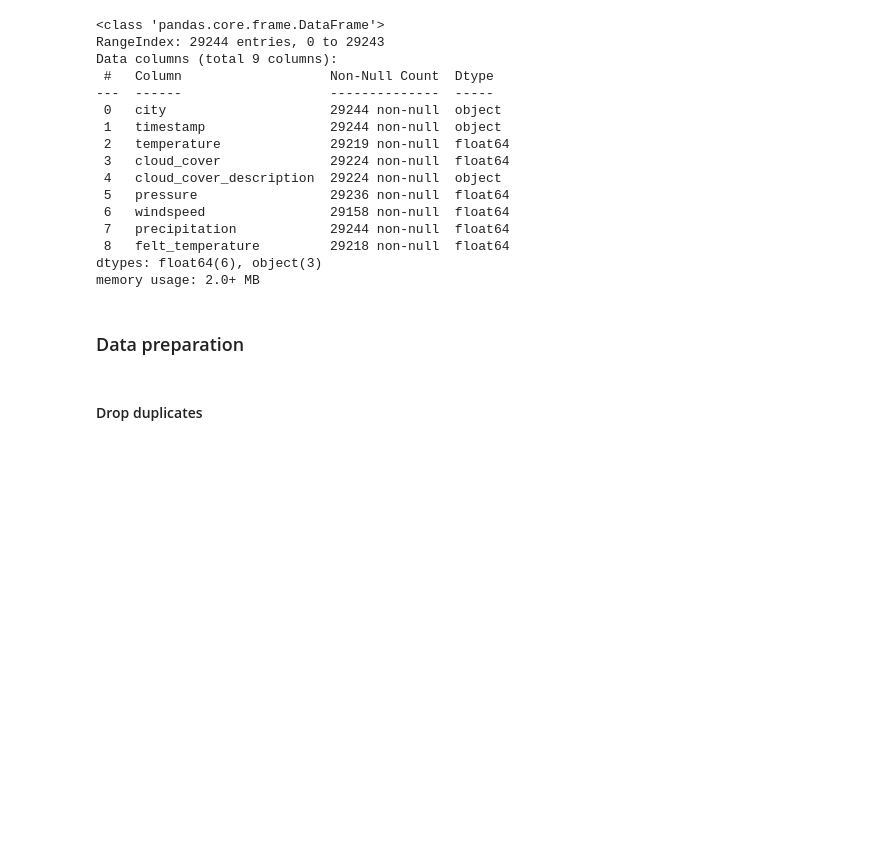
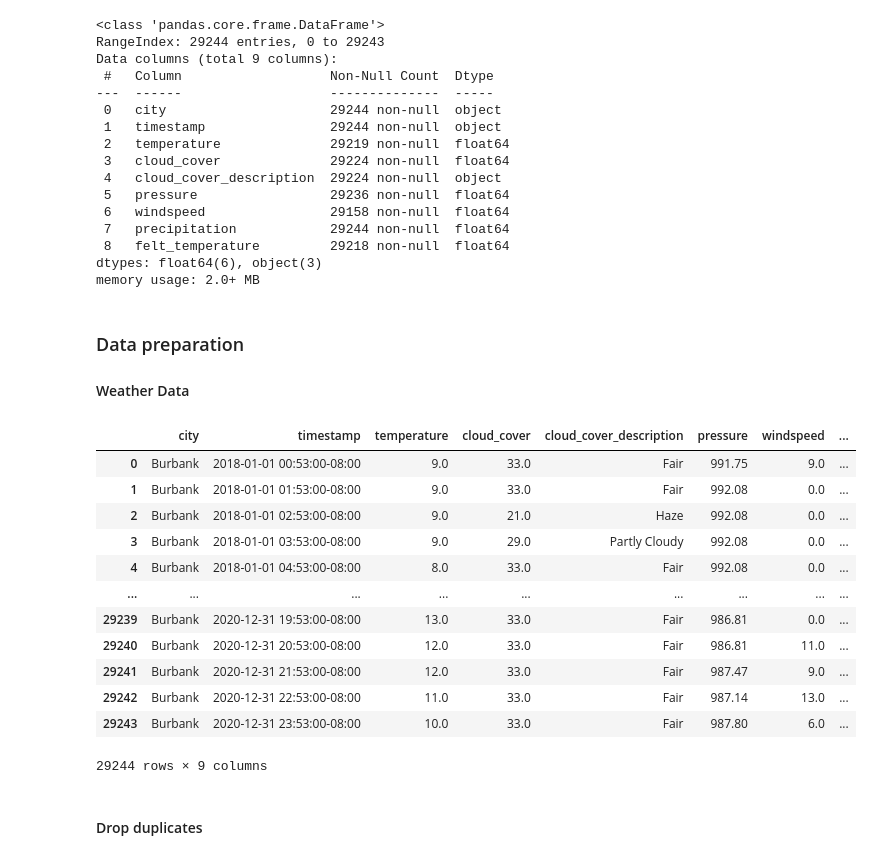
Before and after one commit to Amocon/A-Team_AA-Team-Assignment_2024, a Jupyter notebook: aa_team_assignment/data_preparation.ipynb, the cells around one changed output. Saved outputs shown, nothing was run; the diff lists cells and outputs as text; code cells hidden in the pictures; blank space fills up the shorter version.

```diff
--- a/aa_team_assignment/data_preparation.ipynb
+++ b/aa_team_assignment/data_preparation.ipynb
@@ -92,3 +146,27 @@ dtypes: float64(6), object(3)
 memory usage: 2.0+ MB
 # %% [markdown]
 ### Data preparation
+
+#### Weather Data
+# %%
+# transform date:
+df_weather["timestamp"] = df_weather["timestamp"].apply(
+    lambda x: pd.to_datetime(x, utc=True))
+# Transform the timestamps from UTC to the correct timezone
+df_weather["timestamp"] = df_weather["timestamp"].apply(lambda x: x.tz_convert('America/Los_Angeles'))
+# %%
+df_weather
+# %% [output]
+|  | city | timestamp | temperature | cloud_cover | cloud_cover_description | pressure | windspeed | ... |
+| 0 | Burbank | 2018-01-01 00:53:00-08:00 | 9.0 | 33.0 | Fair | 991.75 | 9.0 | ... |
+| 1 | Burbank | 2018-01-01 01:53:00-08:00 | 9.0 | 33.0 | Fair | 992.08 | 0.0 | ... |
+| 2 | Burbank | 2018-01-01 02:53:00-08:00 | 9.0 | 21.0 | Haze | 992.08 | 0.0 | ... |
+| 3 | Burbank | 2018-01-01 03:53:00-08:00 | 9.0 | 29.0 | Partly Cloudy | 992.08 | 0.0 | ... |
+| 4 | Burbank | 2018-01-01 04:53:00-08:00 | 8.0 | 33.0 | Fair | 992.08 | 0.0 | ... |
+| ... | ... | ... | ... | ... | ... | ... | ... | ... |
+| 29239 | Burbank | 2020-12-31 19:53:00-08:00 | 13.0 | 33.0 | Fair | 986.81 | 0.0 | ... |
+| 29240 | Burbank | 2020-12-31 20:53:00-08:00 | 12.0 | 33.0 | Fair | 986.81 | 11.0 | ... |
+| 29241 | Burbank | 2020-12-31 21:53:00-08:00 | 12.0 | 33.0 | Fair | 987.47 | 9.0 | ... |
+| 29242 | Burbank | 2020-12-31 22:53:00-08:00 | 11.0 | 33.0 | Fair | 987.14 | 13.0 | ... |
+| 29243 | Burbank | 2020-12-31 23:53:00-08:00 | 10.0 | 33.0 | Fair | 987.80 | 6.0 | ... |
+29244 rows × 9 columns
```
Also changed, not shown: parts of 7 cells of this notebook.
